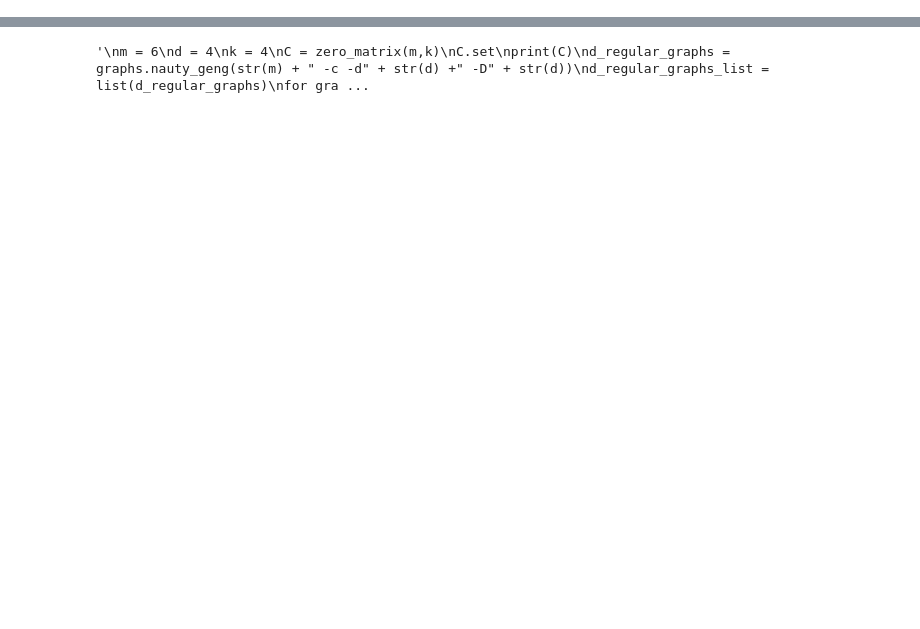
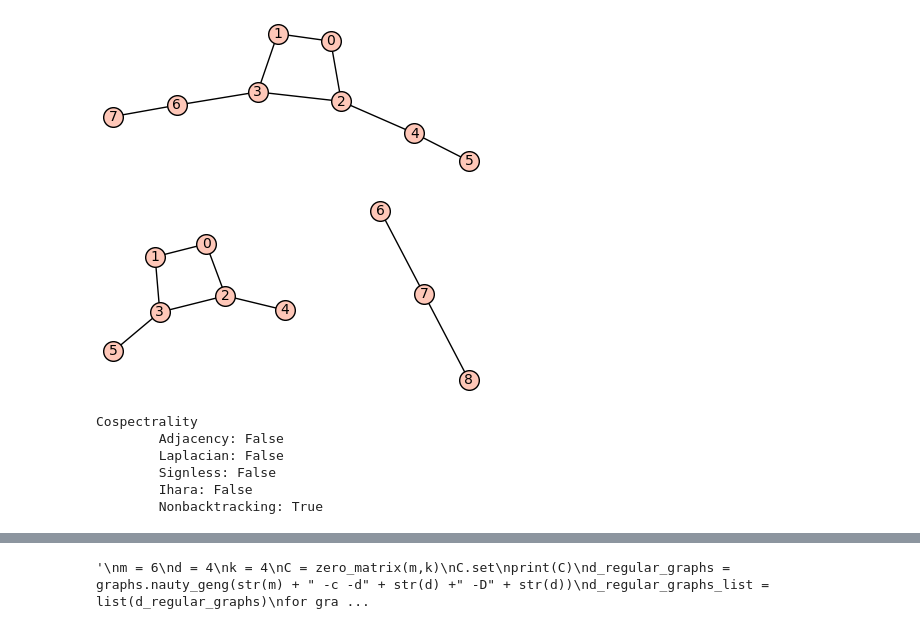
Before and after one commit to davizacheu/Spectral-Graph-Theory-Research, a Jupyter notebook: NB_Functions.ipynb, the cells around one changed output, grey strips where cells are left out. Saved outputs shown, nothing was run; the diff lists cells and outputs as text; code cells hidden in the pictures; blank space fills up the shorter version.

Commit message:
nb cospectral pair

```diff
--- a/NB_Functions.ipynb
+++ b/NB_Functions.ipynb
@@ -272,0 +354,21 @@ Graphs corresponding to [-1, -1, -1, -1, -1, -1, 1, 1, 1, 1, 1, 1, 1, -1.4142135
+# %%
+# example of when NB cospectral but not Ihara Cospectral
+
+g1 = {0:[1,2], 3:[1,2], 4:[2,5], 6:[3,7]}
+g2 = {0:[1,2], 3:[1,2], 4:[2], 5:[3], 7:[6,8]}
+g1 = Graph(g1)
+g2 = Graph(g2)
+
+show(g1)
+show(g2)
+
+show_cospectrality(g1,g2)
+# %% [output]
+[figure, added]
+[figure, added]
+Cospectrality
+        Adjacency: False
+        Laplacian: False
+        Signless: False
+        Ihara: False
+        Nonbacktracking: True
```
Also changed, not shown: parts of 18 cells of this notebook, 1 other file.
